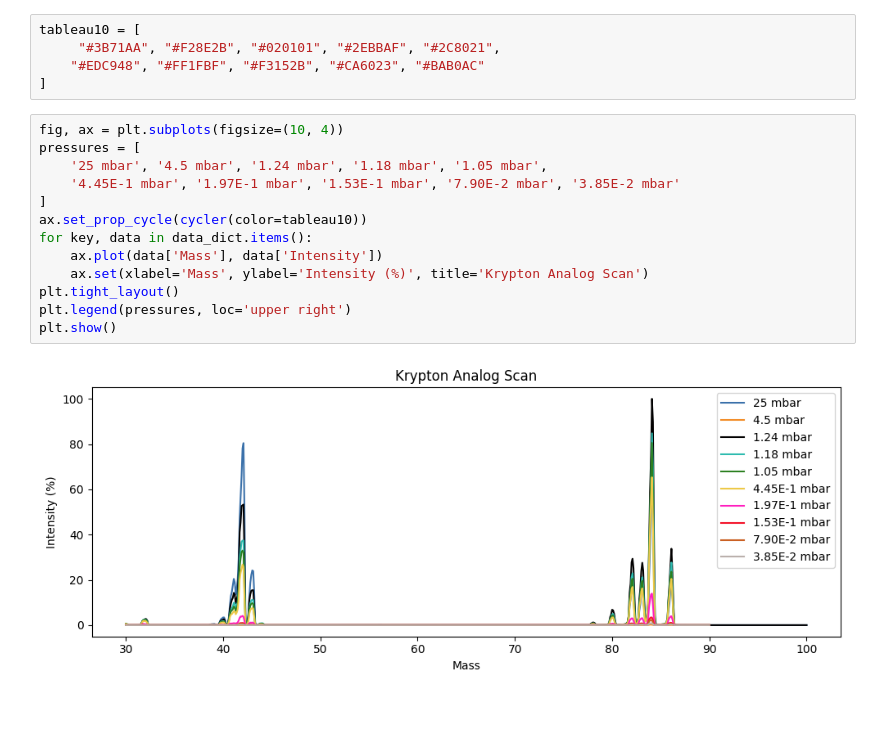
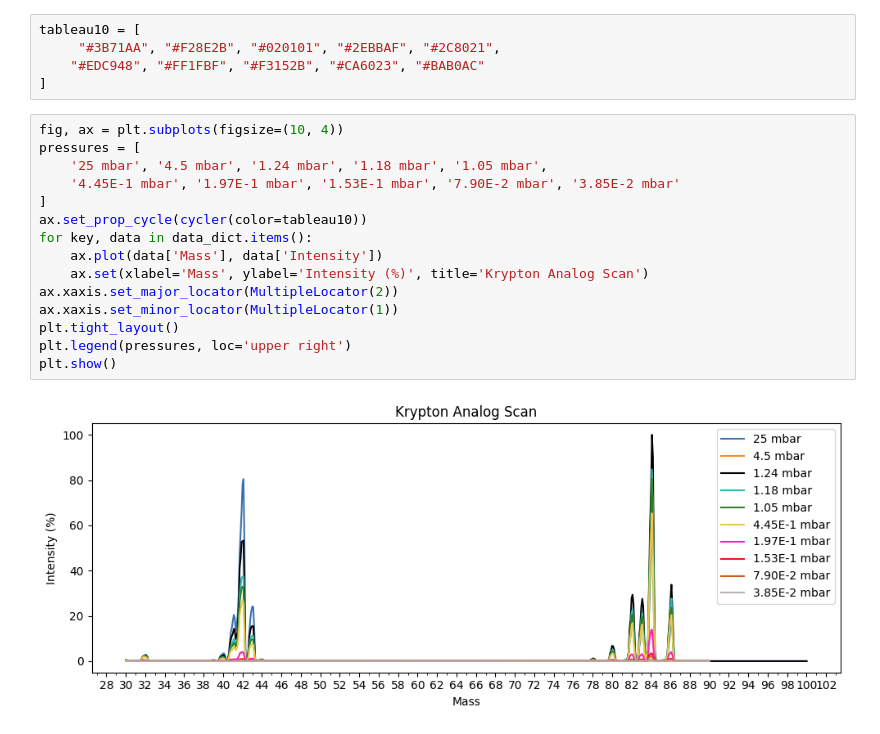
Before and after one commit to kearb-stomp/AdvLabs, a Jupyter notebook: Lab 3/Task 1.ipynb, the cells around one changed output. Drawn from its saved outputs; the diff is of its cells as text.

Commit message:
Updated plots for lab 3

```diff
--- a/Lab 3/Task 1.ipynb
+++ b/Lab 3/Task 1.ipynb
@@ -99,18 +100,20 @@ tableau10 = [
 # %%
 fig, ax = plt.subplots(figsize=(10, 4))
 pressures = [
     '25 mbar', '4.5 mbar', '1.24 mbar', '1.18 mbar', '1.05 mbar',
     '4.45E-1 mbar', '1.97E-1 mbar', '1.53E-1 mbar', '7.90E-2 mbar', '3.85E-2 mbar'
 ]
 ax.set_prop_cycle(cycler(color=tableau10))
 for key, data in data_dict.items():
     ax.plot(data['Mass'], data['Intensity'])
     ax.set(xlabel='Mass', ylabel='Intensity (%)', title='Krypton Analog Scan')
+ax.xaxis.set_major_locator(MultipleLocator(2))
+ax.xaxis.set_minor_locator(MultipleLocator(1))
 plt.tight_layout()
 plt.legend(pressures, loc='upper right')
 plt.show()
 # %% [output]
-[figure, old version]
+[figure, new version]
 # %%
 fig, ax = plt.subplots(figsize=(10, 4))
 ax.set_xlim(76, 88)
```
Also changed, not shown: parts of 3 cells of this notebook, 2 other files.
